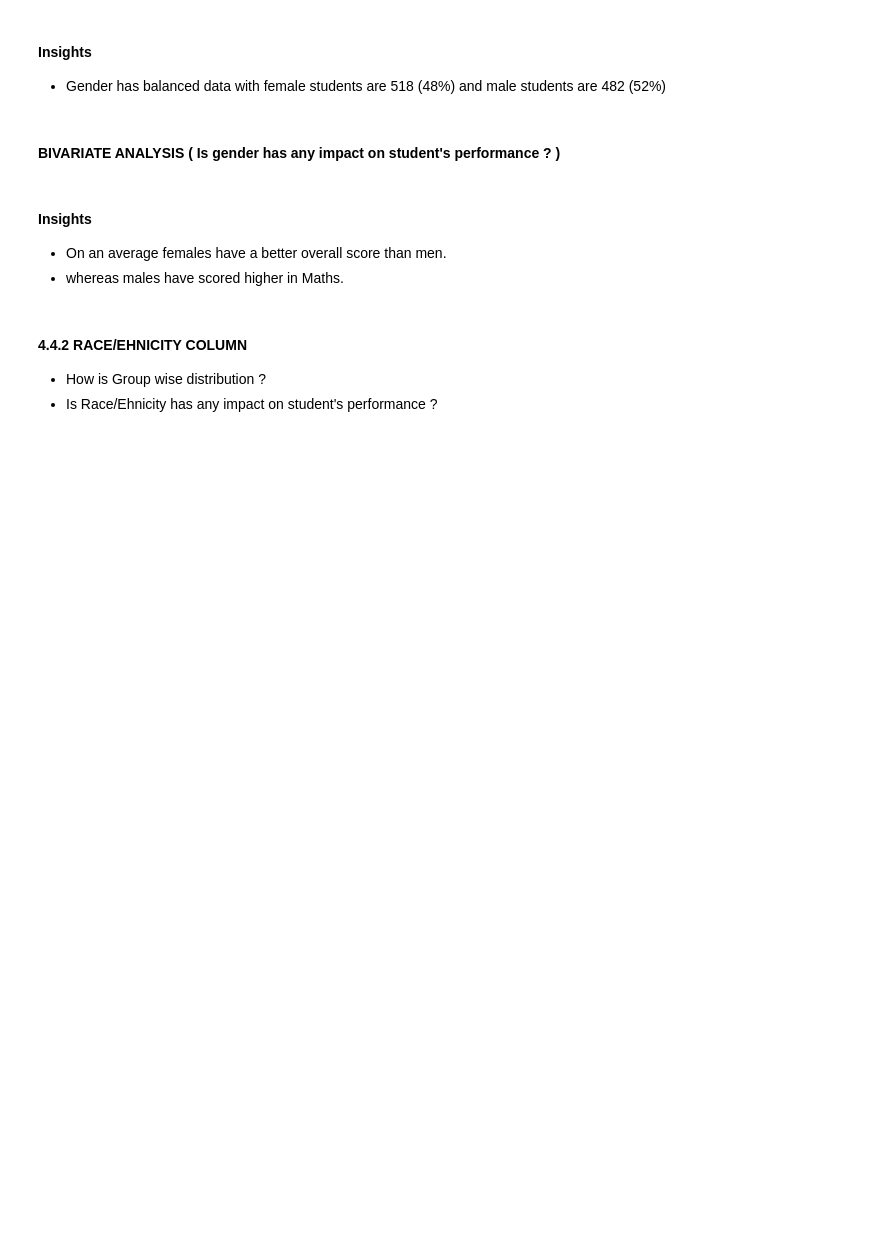
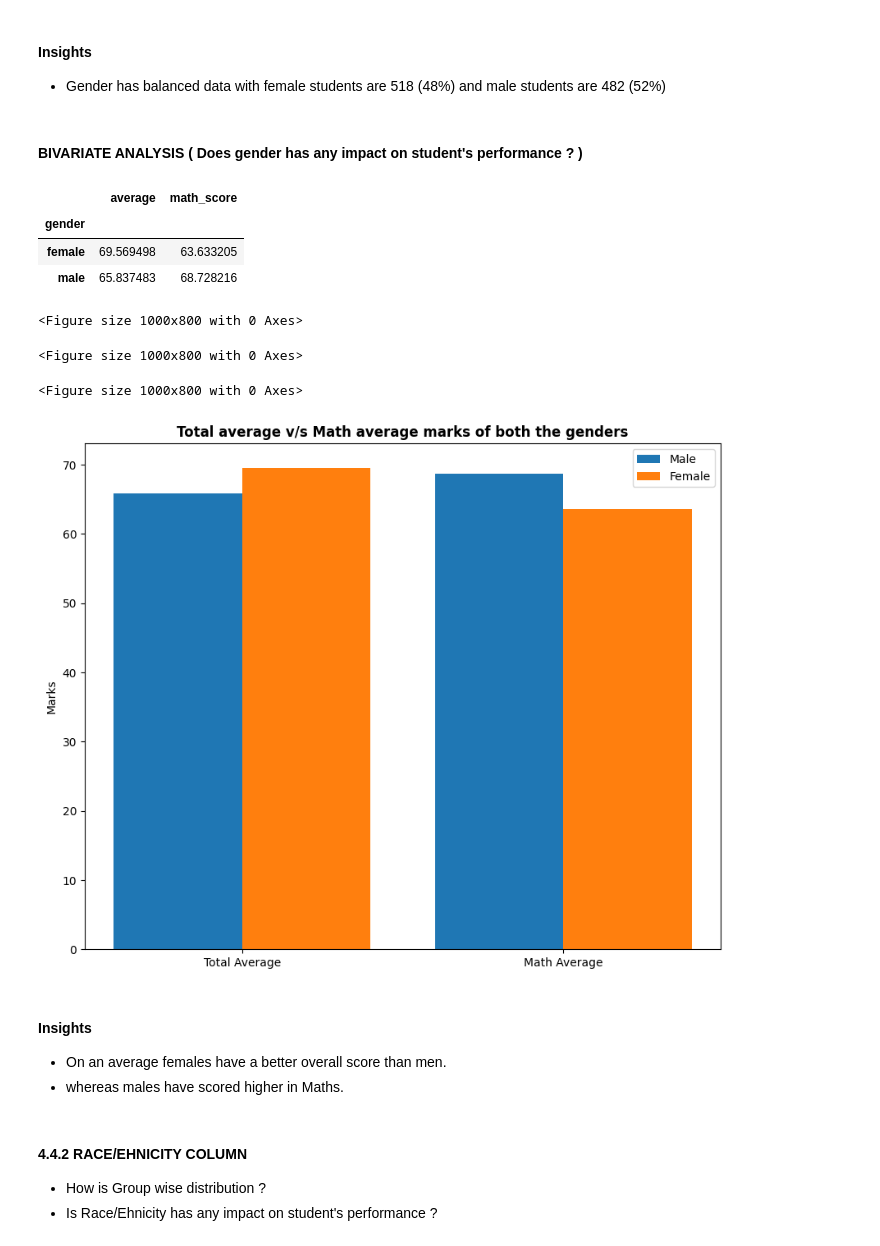
Before and after one commit to atharvadaware/mlproject, a Jupyter notebook: notebook/1 . EDA STUDENT PERFORMANCE .ipynb, the cells around one changed output. Saved outputs shown, nothing was run; the diff lists cells and outputs as text; code cells hidden in the pictures; blank space fills up the shorter version.

Commit message:
Updata EDA STUDENT PREFORMANCE

```diff
--- a/notebook/1 . EDA STUDENT PERFORMANCE .ipynb
+++ b/notebook/1 . EDA STUDENT PERFORMANCE .ipynb
@@ -418,29 +426,39 @@ plt.show()
 #### Insights
 - Gender has balanced data with female students are 518 (48%) and male students are 482 (52%)
 # %% [markdown]
-#### BIVARIATE ANALYSIS ( Is gender has any impact on student's performance ? )
+#### BIVARIATE ANALYSIS ( Does gender has any impact on student's performance ? )
 # %%
-gender_group = df.groupby('gender').mean()
+gender_group = df.groupby('gender')[['average', 'math_score']].mean()
 gender_group
+# %% [output]
+|  | average | math_score |
+| gender |  |  |
+| female | 69.569498 | 63.633205 |
+| male | 65.837483 | 68.728216 |
 # %%
 plt.figure(figsize=(10, 8))
 
 X = ['Total Average','Math Average']
 
 
-female_scores = [gender_group['average'][0], gender_group['math score'][0]]
-male_scores = [gender_group['average'][1], gender_group['math score'][1]]
+female_scores = [gender_group['average'][0], gender_group['math_score'][0]]
+male_scores = [gender_group['average'][1], gender_group['math_score'][1]]
 
 X_axis = np.arange(len(X))
 
 plt.bar(X_axis - 0.2, male_scores, 0.4, label = 'Male')
 plt.bar(X_axis + 0.2, female_scores, 0.4, label = 'Female')
 
 plt.xticks(X_axis, X)
 plt.ylabel("Marks")
 plt.title("Total average v/s Math average marks of both the genders", fontweight='bold')
 plt.legend()
 plt.show()
+# %% [output]
+<Figure size 1000x800 with 0 Axes>
+<Figure size 1000x800 with 0 Axes>
+<Figure size 1000x800 with 0 Axes>
+[figure, added]
 # %% [markdown]
 #### Insights
 - On an average females have a better overall score than men.
```
Also changed, not shown: parts of 8 cells of this notebook.
